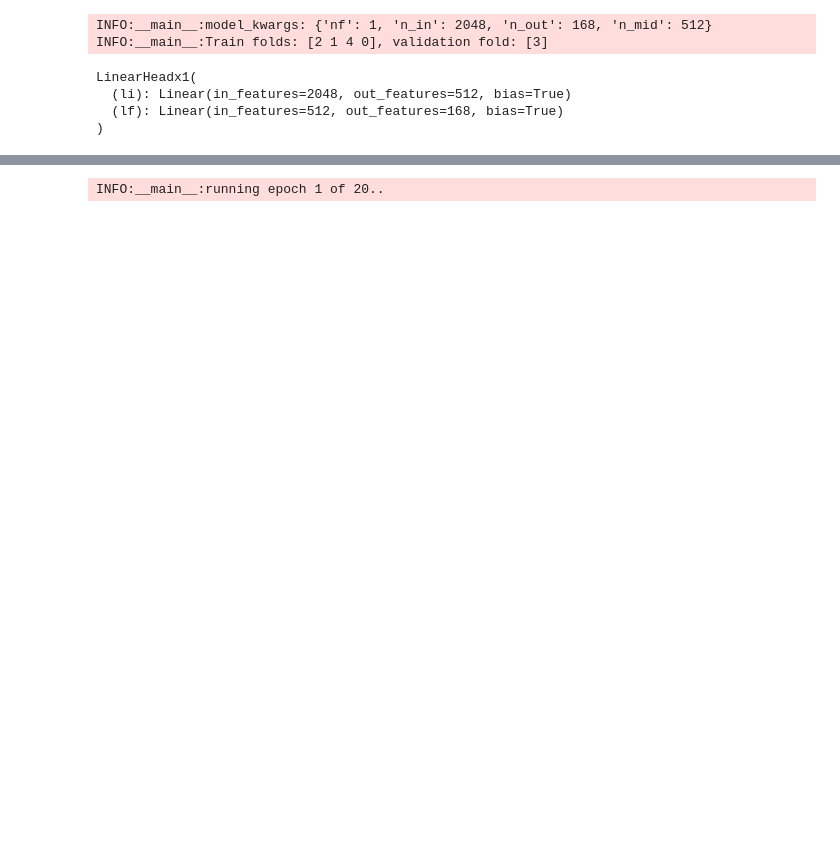
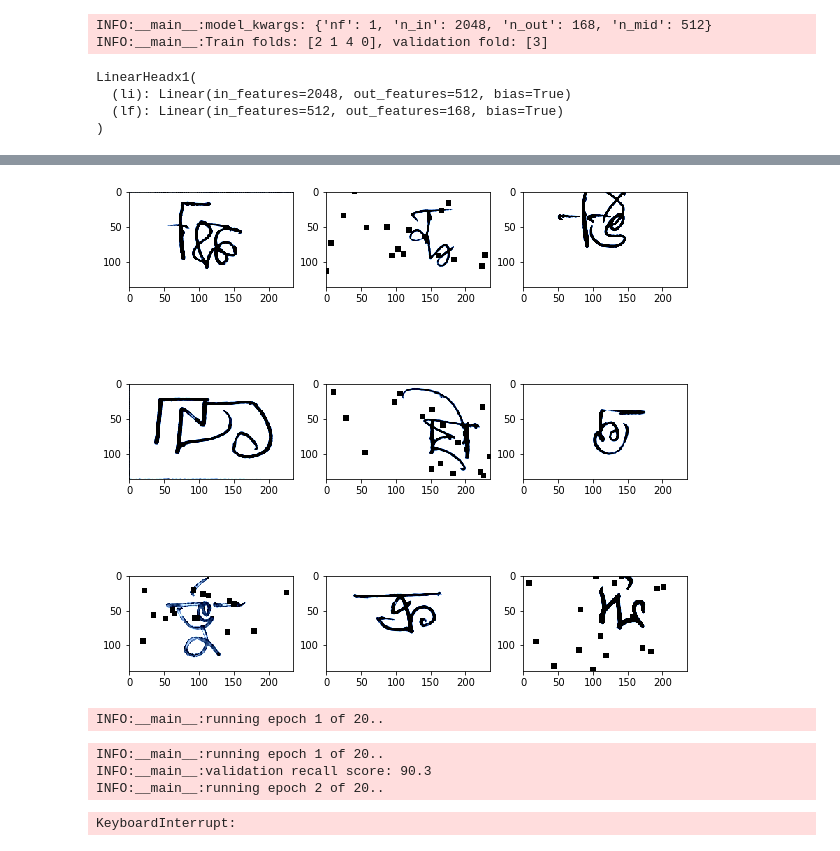
Before and after one commit to amaarora/bengaliAI, a Jupyter notebook: nbs/Kaggle_Bengali_Experiments.ipynb, the cells around one changed output, grey strips where cells are left out. Drawn from its saved outputs; the diff is of its cells as text; code cells hidden in the pictures; blank space fills up the shorter version.

```diff
--- a/nbs/Kaggle_Bengali_Experiments.ipynb
+++ b/nbs/Kaggle_Bengali_Experiments.ipynb
@@ -214,13 +258,13 @@ def ifnone(a, b):
 # %%
 def get_ds_dl(Dataset, trn_fld=trn_fld, val_fld=val_fld, train_dataset=None,
               train_dataloader=None, valid_dataset=None, valid_dataloader=None,
-              bs=256, subset=True):
+              bs=256, subset=True, _df=None):
     logger.info(f"Train folds: {trn_fld}, validation fold: {val_fld}")
-    train_dataset = ifnone(Dataset(folds=trn_fld, subset=subset), train_dataset)
+    train_dataset = ifnone(Dataset(folds=trn_fld, subset=subset, _df=df), train_dataset)
     train_dataloader = ifnone(torch.utils.data.DataLoader(train_dataset, batch_size=bs, shuffle=False,
                                                    num_workers=4), train_dataloader)
 
-    valid_dataset = ifnone(Dataset(folds=[val_fld]), valid_dataset)
+    valid_dataset = ifnone(Dataset(folds=[val_fld], subset=subset, _df=df), valid_dataset)
     valid_dataloader = ifnone(torch.utils.data.DataLoader(valid_dataset, batch_size=bs, shuffle=True, num_workers=4),
                               valid_dataloader)
     return train_dataset, train_dataloader, valid_dataset, valid_dataloader
@@ -357,11 +401,11 @@ def get_model(model="resnet34", cuda=True, **model_kwargs):
 # %%
 def reinit(model, bs=256, epochs=5, Dataset=BengaliDataset, trn_fld=trn_fld, val_fld=val_fld,
            learning_rate=1e-3, train_dataset=None, train_dataloader=None, valid_dataset=None,
-           valid_dataloader=None, subset=True, **model_kwargs
+           valid_dataloader=None, subset=True, _df=None, **model_kwargs
           ):
     if model_kwargs: logger.info(f"model_kwargs: {model_kwargs}")
     model = get_model(model, **model_kwargs)
-    train_dataset, train_dataloader, valid_dataset, valid_dataloader = get_ds_dl(Dataset, trn_fld, val_fld, train_dataset, train_dataloader, valid_dataset, valid_dataloader, bs, subset)
+    train_dataset, train_dataloader, valid_dataset, valid_dataloader = get_ds_dl(Dataset, trn_fld, val_fld, train_dataset, train_dataloader, valid_dataset, valid_dataloader, bs, subset, _df=df)
 
     optimizer = torch.optim.Adam([
         {'params': model.initial_layers.parameters(), 'lr': learning_rate/100},
@@ -541,7 +587,8 @@ class GraphemeRootDataset(BengaliDataset):
 # %%
 epochs=20
 model, train_dataset, train_dataloader, valid_dataset, valid_dataloader, optimizer, scheduler = reinit(
-    'se_resnext50', bs=64, epochs=epochs, Dataset=GraphemeRootDataset, nf=1, n_in=2048, n_out=168, n_mid=512, subset=False)
+    'se_resnext50', bs=64, epochs=epochs, Dataset=GraphemeRootDataset, nf=1, n_in=2048, n_out=168, n_mid=512,
+    subset=True)
 # %% [output]
 INFO:__main__:model_kwargs: {'nf': 1, 'n_in': 2048, 'n_out': 168, 'n_mid': 512}
 INFO:__main__:Train folds: [2 1 4 0], validation fold: [3]
@@ -556,6 +603,7 @@ LinearHeadx1(
 train_dataset.aug =  albumentations.Compose([
                 albumentations.Resize(train_dataset.h, train_dataset.w, always_apply=True),
                 albumentations.HorizontalFlip(p=0.6),
+                albumentations.Cutout(16),
                 albumentations.Normalize(always_apply=True)
             ])
 
@@ -565,3 +613,6 @@ train_dataloader = torch.utils.data.DataLoader(
     shuffle=True,
     num_workers=4
     )
+# %%
+train_dataset.show_batch()
+# %% [output]
@@ -568,3 +628,4 @@ train_dataloader = torch.utils.data.DataLoader(
+[figure, added]
 # %%
 fitx1(model, train_dataset, train_dataloader, valid_dataset, valid_dataloader,
       optimizer=optimizer, scheduler=scheduler, epochs=epochs, component='grapheme_root')
@@ -572,0 +652,8 @@ INFO:__main__:running epoch 1 of 20..
+# %%
+fitx1(model, train_dataset, train_dataloader, valid_dataset, valid_dataloader,
+      optimizer=optimizer, scheduler=scheduler, epochs=epochs, component='grapheme_root')
+# %% [output]
+INFO:__main__:running epoch 1 of 20..
+INFO:__main__:validation recall score: 90.3
+INFO:__main__:running epoch 2 of 20..
+KeyboardInterrupt:
```
Also changed, not shown: parts of 16 cells of this notebook.
